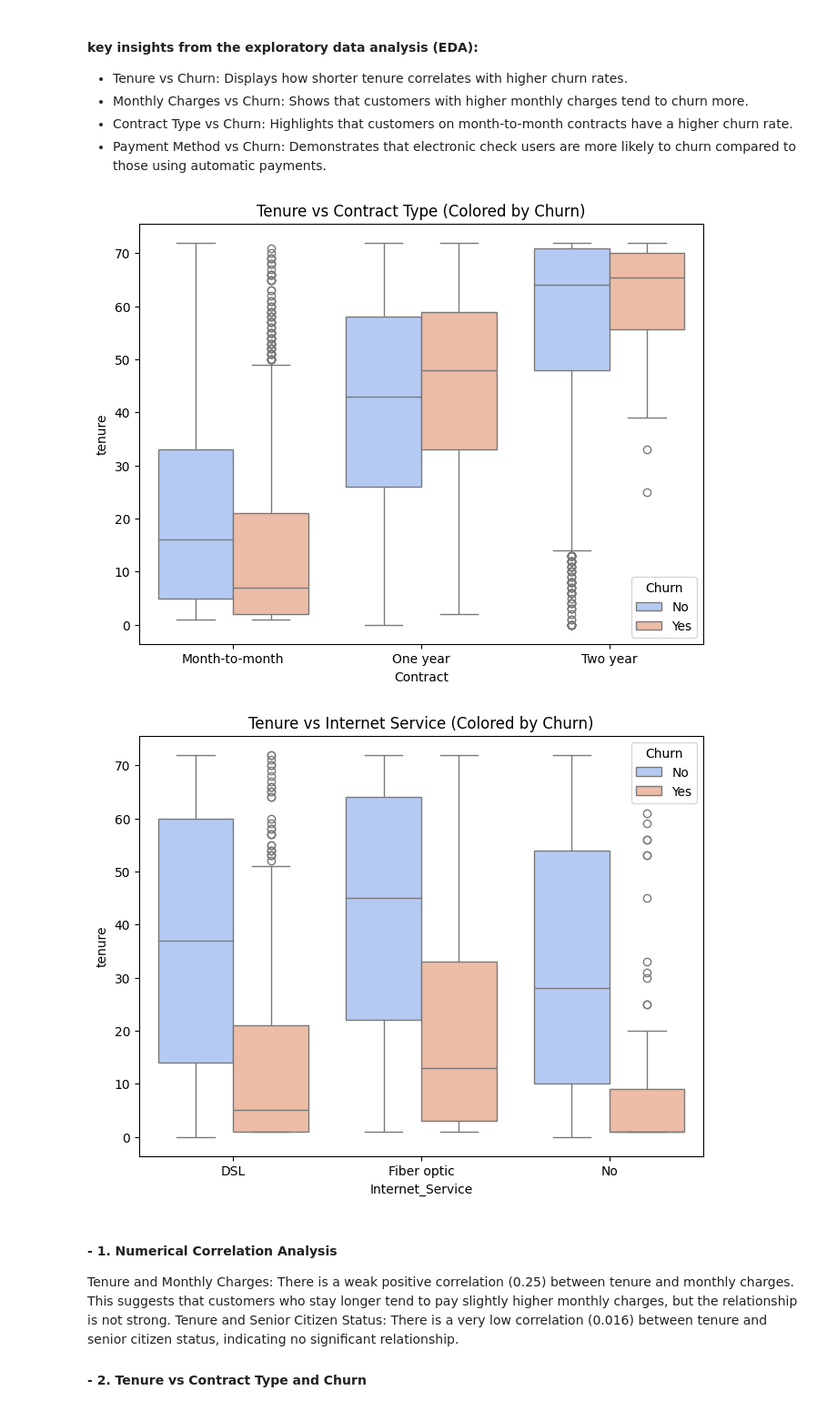
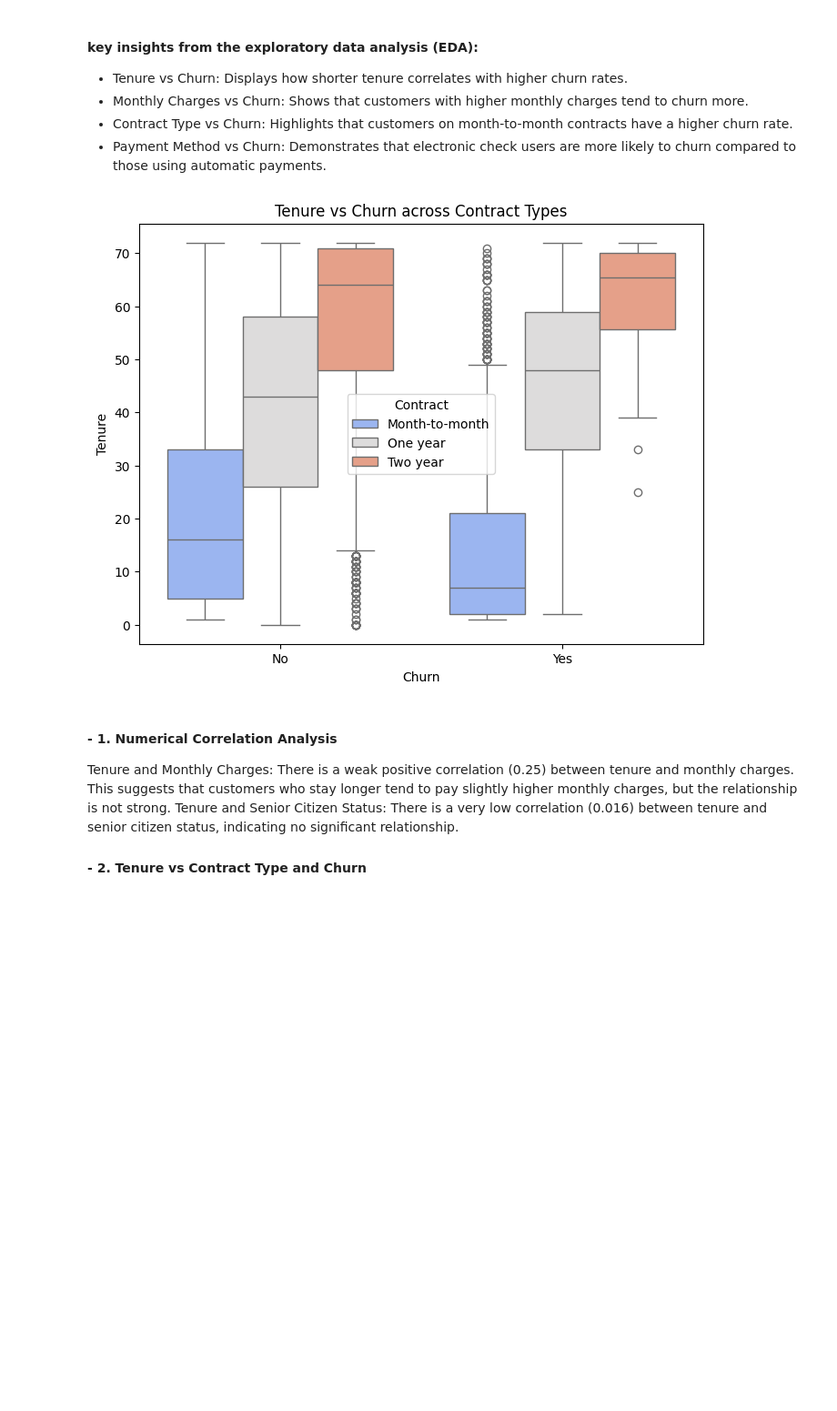
Before and after one commit to mohammedaltet/Chatbot-Assistant-for-Churn-Prediction, a Jupyter notebook: Modeling.ipynb, the cells around one changed output. Shown at 91% size. Drawn from its saved outputs; the diff is of its cells as text; code cells hidden in the pictures; blank space fills up the shorter version.

```diff
--- a/Modeling.ipynb
+++ b/Modeling.ipynb
@@ -173,23 +172,18 @@ plt.show()
 - Contract Type vs Churn: Highlights that customers on month-to-month contracts have a higher churn rate.
 - Payment Method vs Churn: Demonstrates that electronic check users are more likely to churn compared to those using automatic payments.
 # %%
-# Step 1: Numerical correlation of tenure with other numeric variables
-correlation_with_tenure = df_cleaned.corr()['tenure'].sort_values(ascending=False)
+# Step 1: Numerical correlation of Tenure with other numeric variables
+correlation_with_tenure = df.corr()['Tenure'].sort_values(ascending=False)
 
-# Step 2: Visualizing tenure vs churn across different contract types
+# Step 2: Visualizing Tenure vs Churn across different contract types
 plt.figure(figsize=(8, 6))
-sns.boxplot(data=df_cleaned, x='Contract', y='tenure', hue='Churn', palette='coolwarm')
-plt.title('Tenure vs Contract Type (Colored by Churn)')
+sns.boxplot(data=df, x='Churn', y='Tenure', hue='Contract', palette='coolwarm')
+plt.title('Tenure vs Churn across Contract Types')
+plt.xlabel('Churn')
+plt.ylabel('Tenure')
 plt.show()
-
-# Step 3: Tenure distribution for churned and non-churned customers based on Internet Service
-plt.figure(figsize=(8, 6))
-sns.boxplot(data=df_cleaned, x='Internet_Service', y='tenure', hue='Churn', palette='coolwarm')
-plt.title('Tenure vs Internet Service (Colored by Churn)')
-plt.show()
 # %% [output]
-[figure, old version]
+[figure, new version]
-[figure, removed]
 # %% [markdown]
 #### - 1. Numerical Correlation Analysis
 Tenure and Monthly Charges: There is a weak positive correlation (0.25) between tenure and monthly charges. This suggests that customers who stay longer tend to pay slightly higher monthly charges, but the relationship is not strong.
```
Also changed, not shown: parts of 5 cells of this notebook.
